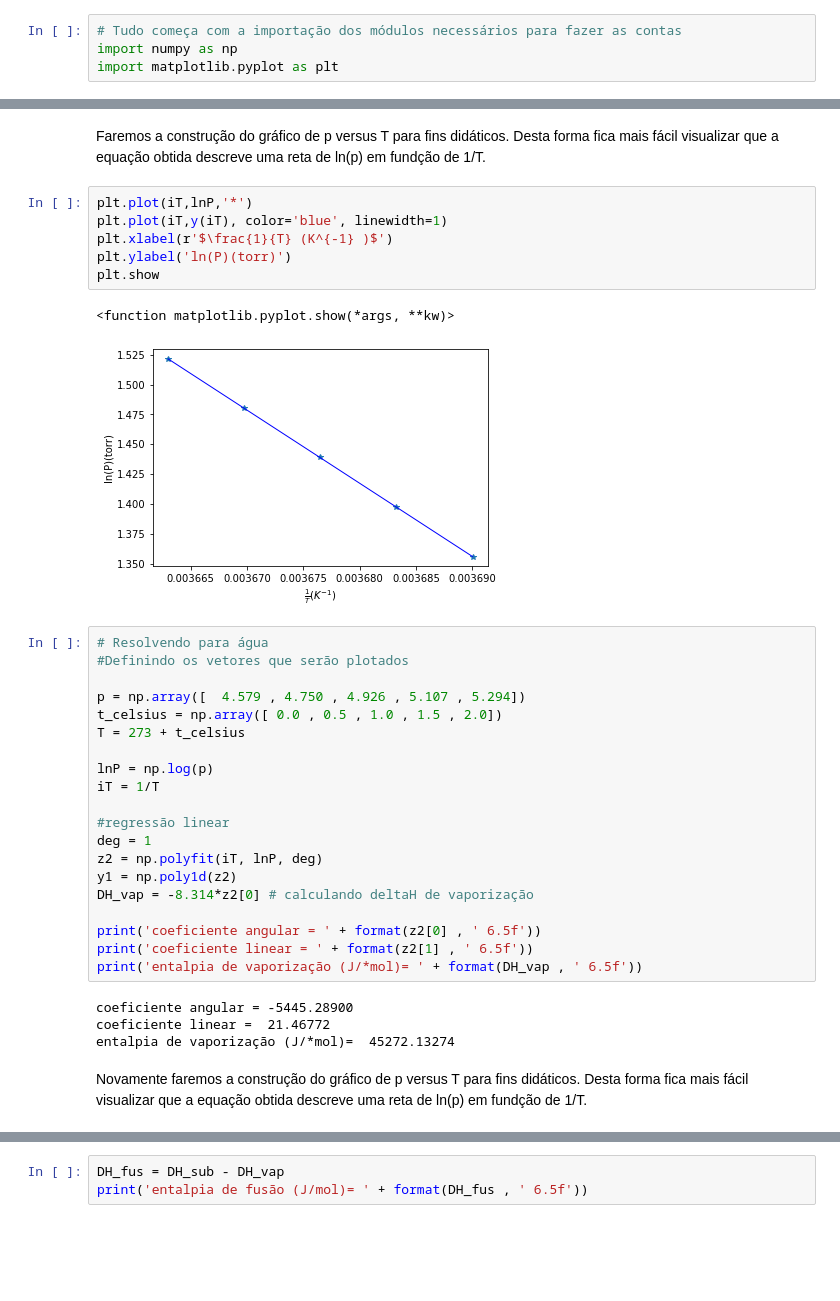
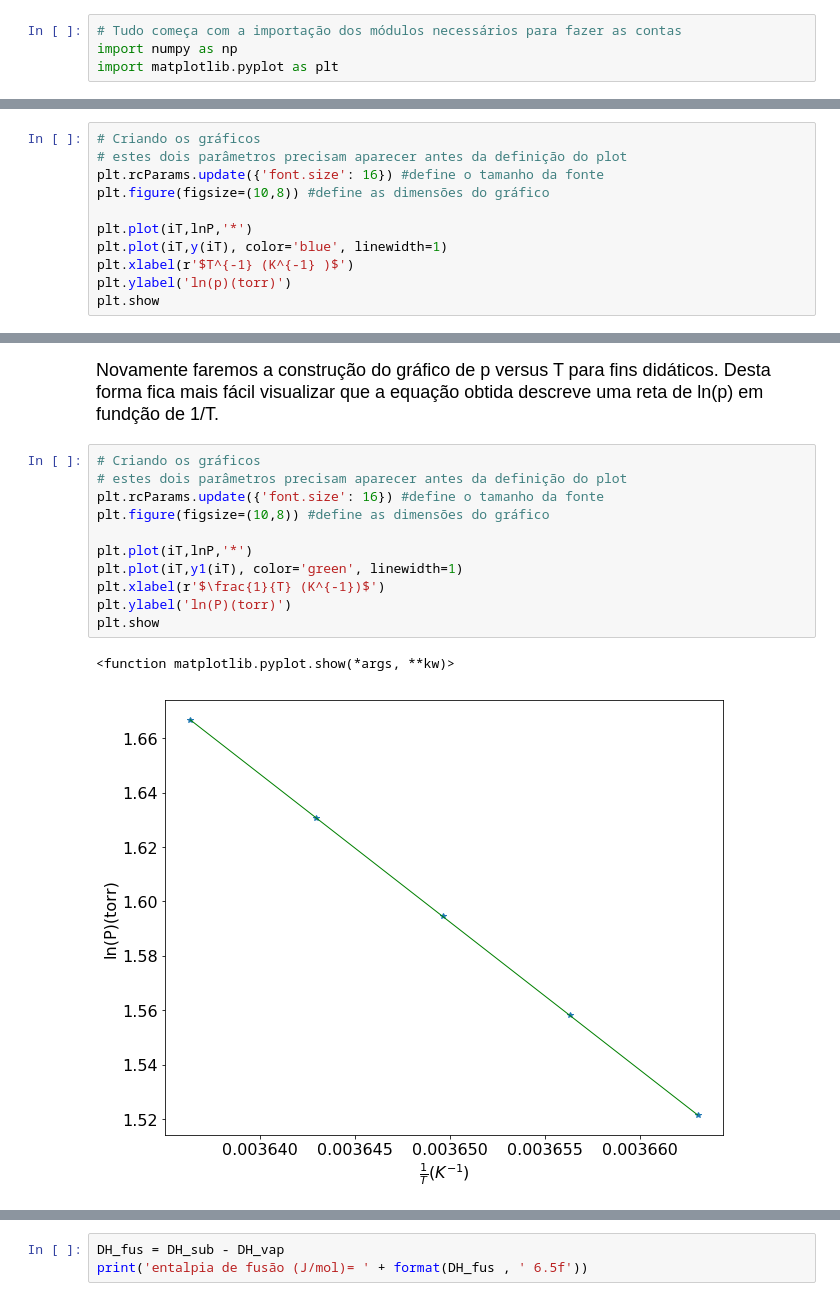
Before and after one commit to leobap01/ebook-fisico-quimica, a Jupyter notebook: _sources/Eq_Fases_puros.ipynb, the cells around one changed output, grey strips where cells are left out. Drawn from its saved outputs; the diff is of its cells as text; blank space fills up the shorter version.

```diff
--- a/_sources/Eq_Fases_puros.ipynb
+++ b/_sources/Eq_Fases_puros.ipynb
@@ -71,0 +100,11 @@ entalpia de sublimação (J/*mol)=  50964.12304
+# %%
+# Criando os gráficos
+# estes dois parâmetros precisam aparecer antes da definição do plot
+plt.rcParams.update({'font.size': 16}) #define o tamanho da fonte
+plt.figure(figsize=(10,8)) #define as dimensões do gráfico
+
+plt.plot(iT,lnP,'*')
+plt.plot(iT,y(iT), color='blue', linewidth=1)
+plt.xlabel(r'$T^{-1} (K^{-1} )$')
+plt.ylabel('ln(p)(torr)')
+plt.show
@@ -72,37 +138,16 @@ entalpia de sublimação (J/*mol)=  50964.12304
 # %% [markdown]
-Faremos a construção do gráfico de p versus T para fins didáticos. Desta forma fica mais fácil visualizar que a equação obtida descreve uma reta de ln(p) em fundção de 1/T.
+<font size ="4">Novamente faremos a construção do gráfico de p versus T para fins didáticos. Desta forma fica mais fácil visualizar que a equação obtida descreve uma reta de ln(p) em fundção de 1/T. <font>
 # %%
+# Criando os gráficos
+# estes dois parâmetros precisam aparecer antes da definição do plot
+plt.rcParams.update({'font.size': 16}) #define o tamanho da fonte
+plt.figure(figsize=(10,8)) #define as dimensões do gráfico
+
 plt.plot(iT,lnP,'*')
-plt.plot(iT,y(iT), color='blue', linewidth=1)
-plt.xlabel(r'$\frac{1}{T} (K^{-1} )$')
+plt.plot(iT,y1(iT), color='green', linewidth=1)
+plt.xlabel(r'$\frac{1}{T} (K^{-1})$')
 plt.ylabel('ln(P)(torr)')
 plt.show
 # %% [output]
 <function matplotlib.pyplot.show(*args, **kw)>
-[figure, old version]
+[figure, new version]
-# %%
-# Resolvendo para água
-#Definindo os vetores que serão plotados
-
-p = np.array([  4.579 , 4.750 , 4.926 , 5.107 , 5.294])
-t_celsius = np.array([ 0.0 , 0.5 , 1.0 , 1.5 , 2.0])
-T = 273 + t_celsius
-
-lnP = np.log(p)
-iT = 1/T
-
-#regressão linear
-deg = 1
-z2 = np.polyfit(iT, lnP, deg)
-y1 = np.poly1d(z2)
-DH_vap = -8.314*z2[0] # calculando deltaH de vaporização
-
-print('coeficiente angular = ' + format(z2[0] , ' 6.5f'))
-print('coeficiente linear = ' + format(z2[1] , ' 6.5f'))
-print('entalpia de vaporização (J/*mol)= ' + format(DH_vap , ' 6.5f'))
-# %% [output]
-coeficiente angular = -5445.28900
-coeficiente linear =  21.46772
-entalpia de vaporização (J/*mol)=  45272.13274
-# %% [markdown]
-Novamente faremos a construção do gráfico de p versus T para fins didáticos. Desta forma fica mais fácil visualizar que a equação obtida descreve uma reta de ln(p) em fundção de 1/T.
```
Also changed, not shown: parts of 17 cells of this notebook, 31 other files.
